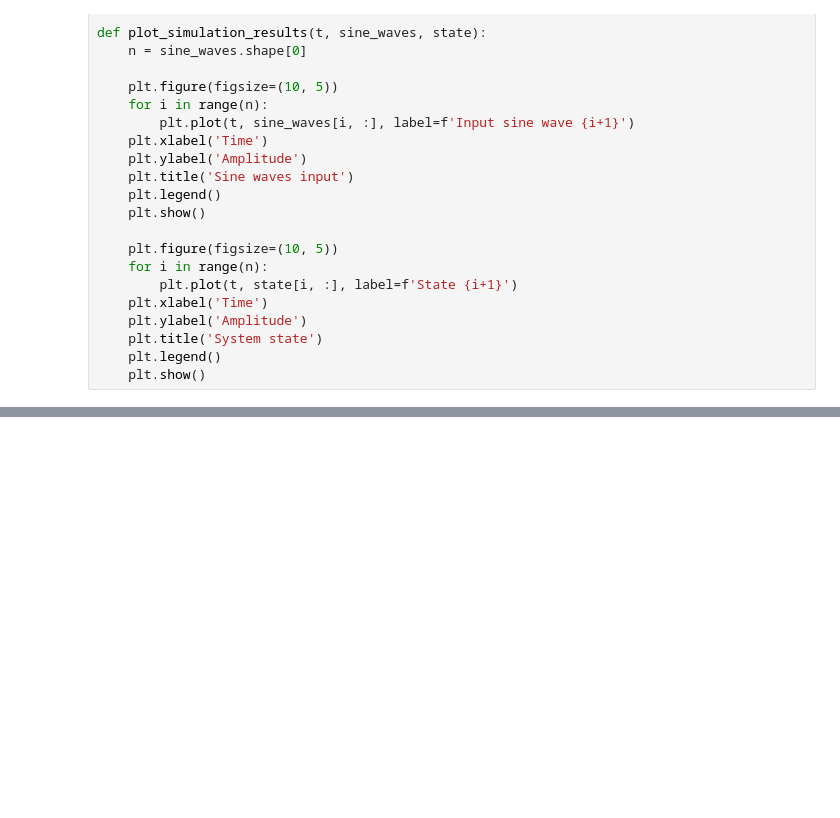
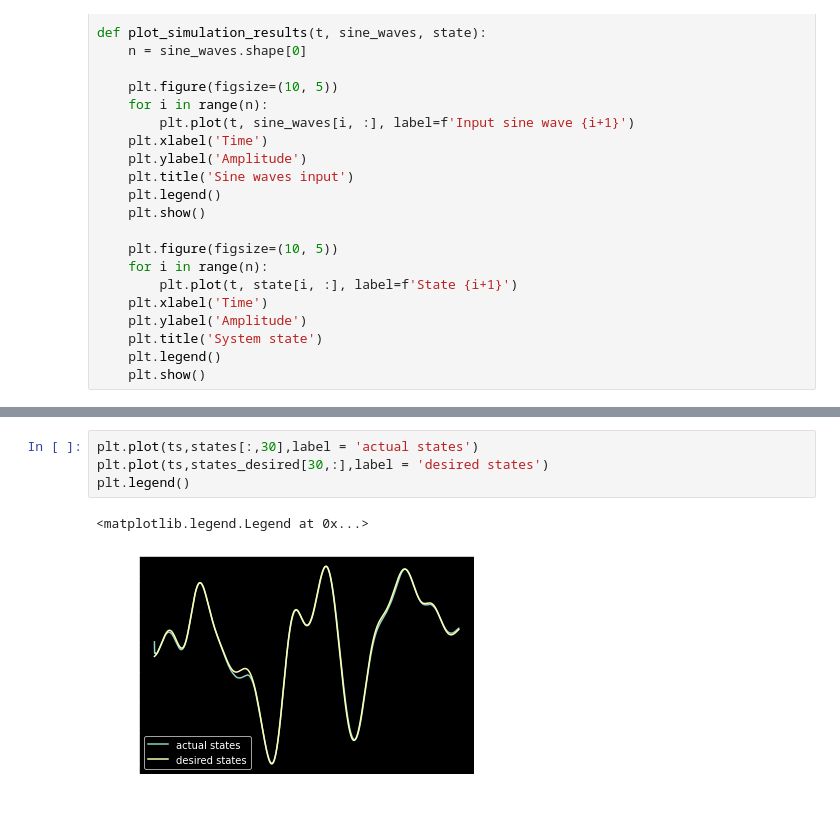
Before and after one commit to kozleo/rnns-of-rnns, a Jupyter notebook: notebooks/Adaptive Control.ipynb, the cells around one changed output, grey strips where cells are left out. Saved outputs shown, nothing was run; the diff lists cells and outputs as text; blank space fills up the shorter version.

```diff
--- a/notebooks/Adaptive Control.ipynb
+++ b/notebooks/Adaptive Control.ipynb
@@ -217,3 +194,10 @@ es,states = run_adaptation(net = GW_RNN_Stable, T = 150)
+# %%
+plt.plot(ts,states[:,30],label = 'actual states')
+plt.plot(ts,states_desired[30,:],label = 'desired states')
+plt.legend()
+# %% [output]
+<matplotlib.legend.Legend at 0x...>
+[figure, added]
 # %%
 #mean_stable = np.mean(es, axis = 0)
 #plt.plot(mean_stable);
```
Also changed, not shown: parts of 17 cells of this notebook, 4 other files.
